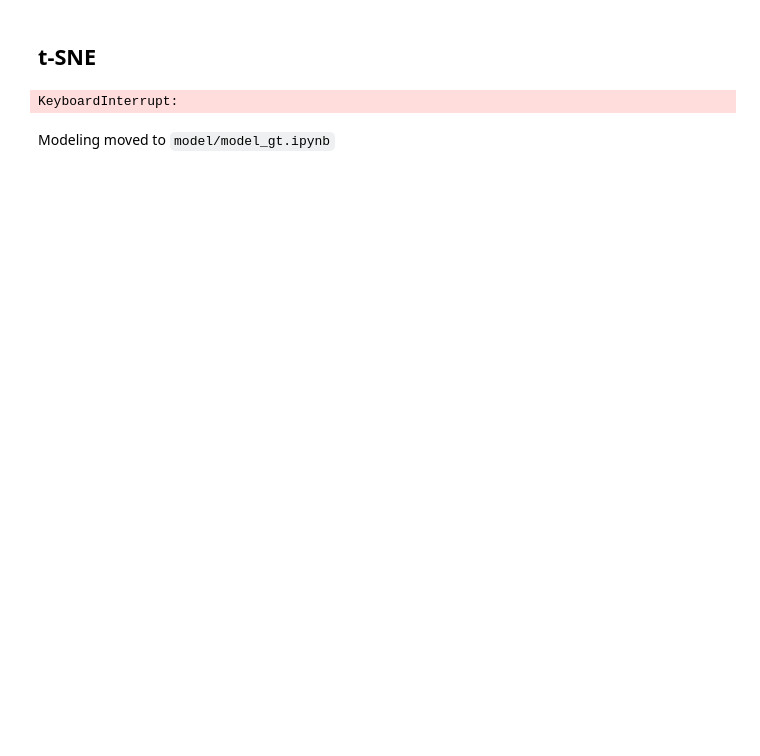
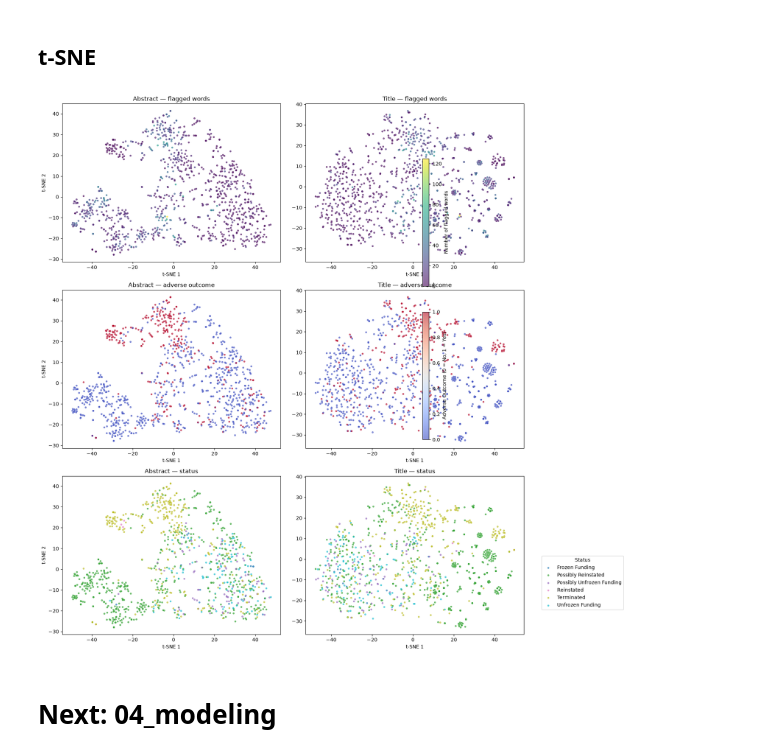
Before and after one commit to majmurm/predicting-science-at-risk, a Jupyter notebook: grant_witness/03_eda.ipynb, the cells around one changed output. Cells and saved outputs as stored; diff of their text form; code cells hidden in the pictures; blank space fills up the shorter version.

```diff
--- a/grant_witness/03_eda.ipynb
+++ b/grant_witness/03_eda.ipynb
@@ -650,8 +607,7 @@ See the caveats in the documentation: https://pandas.pydata.org/pandas-docs/stab
 # %%
 df_plot = df_nona.sample(1000, random_state=42).copy()
 
-# --- Abstract embeddings ---
-X_abs = np.vstack(df_plot['embeddings_abstract_allminilm'].tolist())
+X_abs = np.vstack(df_plot['abstract_embeddings_nomic'].tolist())
 
 tsne_abs = TSNE(
     n_components=2,
@@ -666,8 +622,7 @@ X_tsne_abs = tsne_abs.fit_transform(X_abs)
 df_plot['tsne_abs_x'] = X_tsne_abs[:, 0]
 df_plot['tsne_abs_y'] = X_tsne_abs[:, 1]
 
-# --- Title embeddings ---
-X_title = np.vstack(df_plot['embeddings_title_allminilm'].tolist())
+X_title = np.vstack(df_plot['title_embeddings_nomic'].tolist())
 
 tsne_title = TSNE(
     n_components=2,
@@ -684,10 +639,9 @@ df_plot['tsne_title_y'] = X_tsne_title[:, 1]
 # %%
 fig, axes = plt.subplots(3, 2, figsize=(14, 16))
 
-# --- Row 0: coloured by number of flagged words ---
 sc0 = axes[0, 0].scatter(
     df_plot['tsne_abs_x'], df_plot['tsne_abs_y'],
-    c=df_plot['num_flagged_words'], cmap='viridis', s=8, alpha=0.6
+    c=df_plot['total_flagged_terms_total'], cmap='viridis', s=8, alpha=0.6
 )
 axes[0, 0].set_title('Abstract — flagged words')
 axes[0, 0].set_xlabel('t-SNE 1')
@@ -695,13 +649,12 @@ axes[0, 0].set_ylabel('t-SNE 2')
 
 sc0b = axes[0, 1].scatter(
     df_plot['tsne_title_x'], df_plot['tsne_title_y'],
-    c=df_plot['num_flagged_words'], cmap='viridis', s=8, alpha=0.6
+    c=df_plot['total_flagged_terms_total'], cmap='viridis', s=8, alpha=0.6
 )
 axes[0, 1].set_title('Title — flagged words')
 axes[0, 1].set_xlabel('t-SNE 1')
 fig.colorbar(sc0b, ax=axes[0, :].tolist(), pad=0.02, label='Number of flagged words')
 
-# --- Row 1: coloured by adverse outcome ---
 sc1 = axes[1, 0].scatter(
     df_plot['tsne_abs_x'], df_plot['tsne_abs_y'],
     c=df_plot['target_adverse'], cmap='coolwarm', s=8, alpha=0.6
@@ -713,35 +666,32 @@ axes[1, 0].set_ylabel('t-SNE 2')
 sc1b = axes[1, 1].scatter(
     df_plot['tsne_title_x'], df_plot['tsne_title_y'],
     c=df_plot['target_adverse'], cmap='coolwarm', s=8, alpha=0.6
 )
 axes[1, 1].set_title('Title — adverse outcome')
 axes[1, 1].set_xlabel('t-SNE 1')
 fig.colorbar(sc1b, ax=axes[1, :].tolist(), pad=0.02, label='Adverse Outcome (0 = No, 1 = Yes)')
 
-# --- Row 2: coloured by status ---
 for status in statuses:
     mask = df_plot['status'] == status
     axes[2, 0].scatter(
         df_plot.loc[mask, 'tsne_abs_x'], df_plot.loc[mask, 'tsne_abs_y'],
         s=8, alpha=0.6, color=color_dict[status], label=status
     )
     axes[2, 1].scatter(
         df_plot.loc[mask, 'tsne_title_x'], df_plot.loc[mask, 'tsne_title_y'],
         s=8, alpha=0.6, color=color_dict[status], label=status
     )
 
 axes[2, 0].set_title('Abstract — status')
 axes[2, 0].set_xlabel('t-SNE 1')
 axes[2, 0].set_ylabel('t-SNE 2')
 axes[2, 1].set_title('Title — status')
 axes[2, 1].set_xlabel('t-SNE 1')
 handles, labels = axes[2, 0].get_legend_handles_labels()
 fig.legend(handles, labels, title='Status', bbox_to_anchor=(1.02, 0.18), loc='upper left')
 
 plt.tight_layout()
 plt.show()
 # %% [output]
-KeyboardInterrupt:
+[figure, added]
-# %% [markdown]
-Modeling moved to `model/model_gt.ipynb`
 # %%
@@ -748,0 +700,2 @@ df_all_common.to_csv('00_data/df_full.csv')
+# %% [markdown]
+# Next: 04_modeling
```
Also changed, not shown: parts of 52 cells of this notebook, 4 other files.
